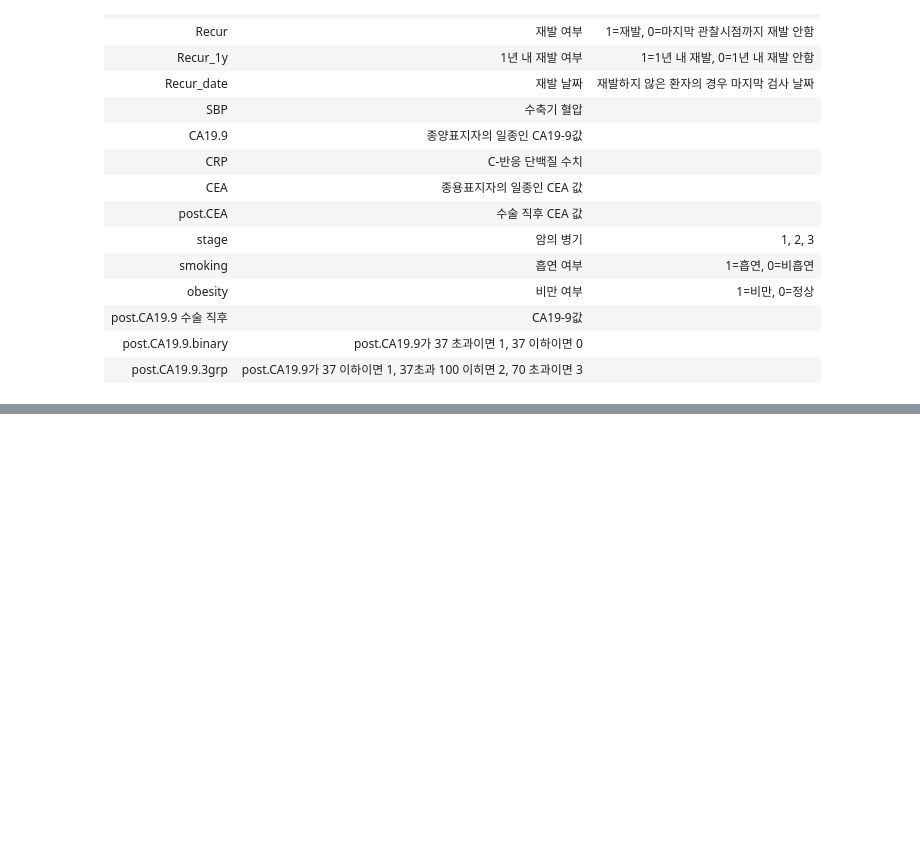
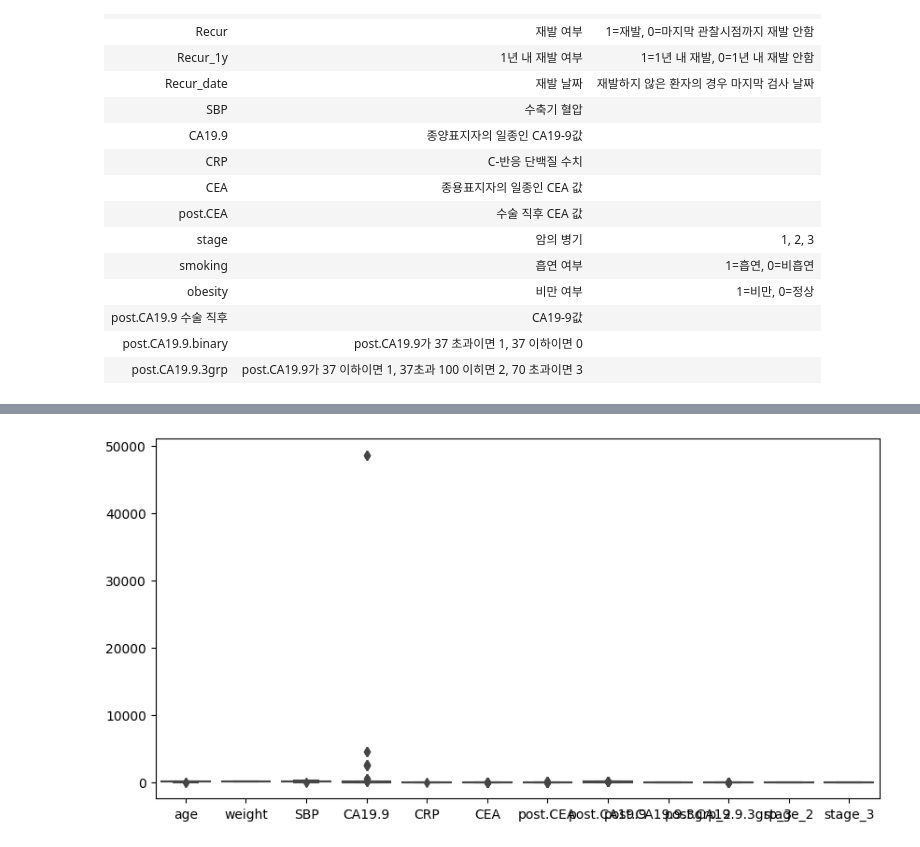
Before and after one commit to maker-lee/megait-data, a Jupyter notebook: F.데이터_마이닝/03_tensorflow/연습문제_췌장암.ipynb, the cells around one changed output, grey strips where cells are left out. Cells and saved outputs as stored; diff of their text form; code cells hidden in the pictures; blank space fills up the shorter version.

```diff
--- a/F.데이터_마이닝/03_tensorflow/연습문제_췌장암.ipynb
+++ b/F.데이터_마이닝/03_tensorflow/연습문제_췌장암.ipynb
@@ -115,3 +96,0 @@ TypeError: 'float' object is not iterable
-# %%
-origin_df = get_dummies(origin, columns=['post.CA19.9.3grp','stage'], drop_first=True, dtype='int')
-origin_df.head()
@@ -201,0 +165,8 @@ print('ROC_AUC:',roc_auc)
+# %%
+# 상자 그림으로 이상치 확인
+plt.figure(figsize=(10, 5))
+sb.boxplot(data=origin_df)
+plt.show()
+plt.close()
+# %% [output]
+[figure, added]
```
Also changed, not shown: parts of 55 cells of this notebook, 21 other files.
